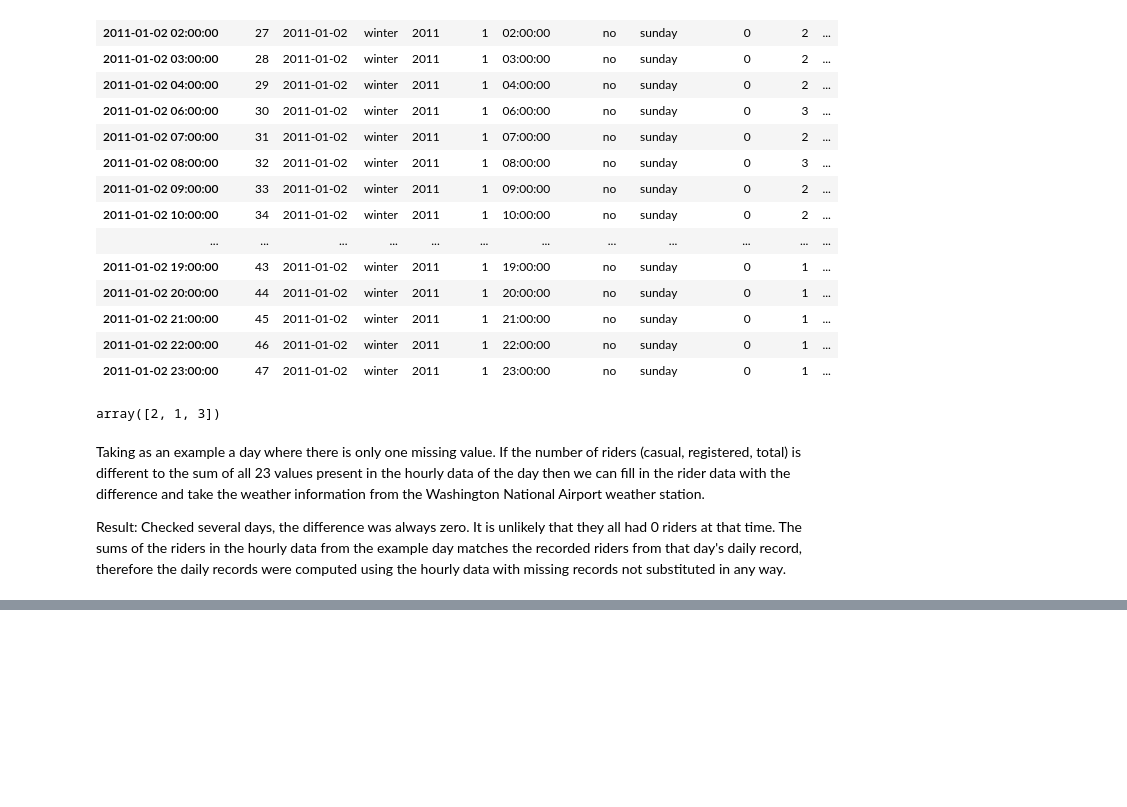
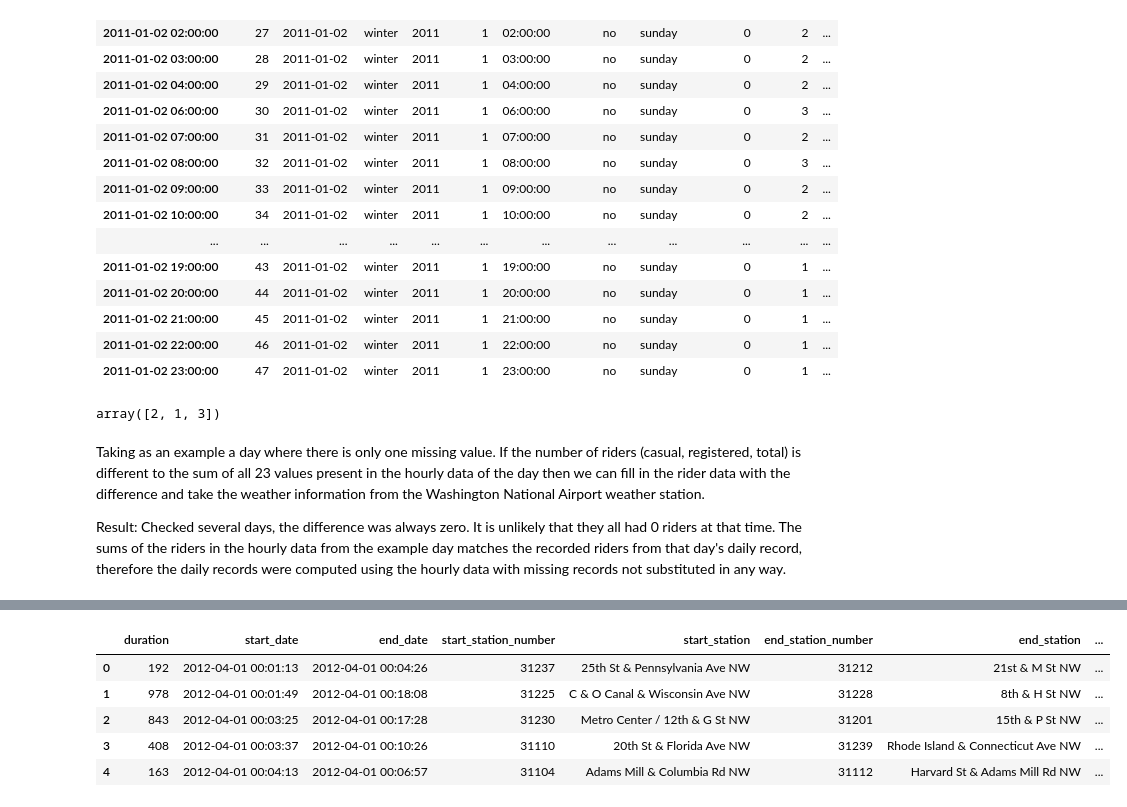
Before and after one commit to jmb-oddbook/bikes_project, a Jupyter notebook: bikes_eda_fin.ipynb, the cells around one changed output, grey strips where cells are left out. Saved outputs shown, nothing was run; the diff lists cells and outputs as text; code cells hidden in the pictures; blank space fills up the shorter version.

```diff
--- a/bikes_eda_fin.ipynb
+++ b/bikes_eda_fin.ipynb
@@ -529,0 +568,9 @@ daily_core.to_csv('data/mod_dataday_mod.csv', index=False)
+# %%
+trips_2012.head()
+# %% [output]
+|  | duration | start_date | end_date | start_station_number | start_station | end_station_number | end_station | ... |
+| 0 | 192 | 2012-04-01 00:01:13 | 2012-04-01 00:04:26 | 31237 | 25th St & Pennsylvania Ave NW | 31212 | 21st & M St NW | ... |
+| 1 | 978 | 2012-04-01 00:01:49 | 2012-04-01 00:18:08 | 31225 | C & O Canal & Wisconsin Ave NW | 31228 | 8th & H St NW | ... |
+| 2 | 843 | 2012-04-01 00:03:25 | 2012-04-01 00:17:28 | 31230 | Metro Center / 12th & G St NW | 31201 | 15th & P St NW | ... |
+| 3 | 408 | 2012-04-01 00:03:37 | 2012-04-01 00:10:26 | 31110 | 20th St & Florida Ave NW | 31239 | Rhode Island & Connecticut Ave NW | ... |
+| 4 | 163 | 2012-04-01 00:04:13 | 2012-04-01 00:06:57 | 31104 | Adams Mill & Columbia Rd NW | 31112 | Harvard St & Adams Mill Rd NW | ... |
```
Also changed, not shown: parts of 37 cells of this notebook, 7 other files.
